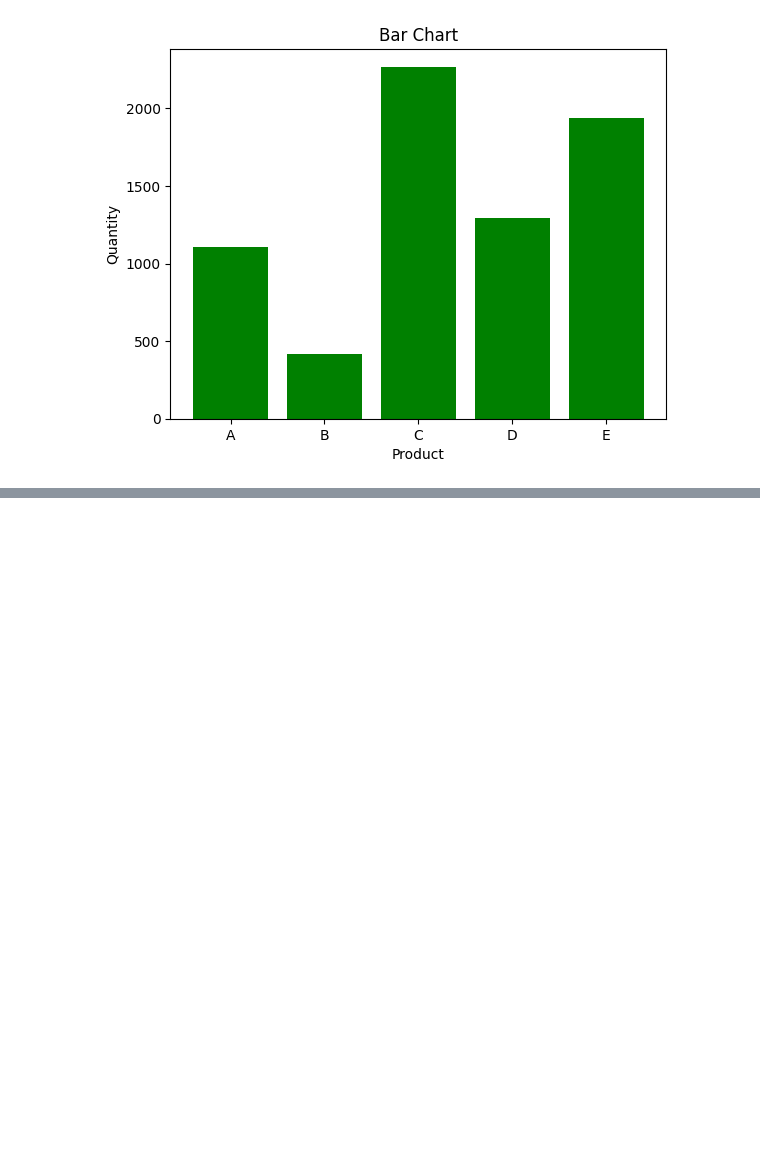
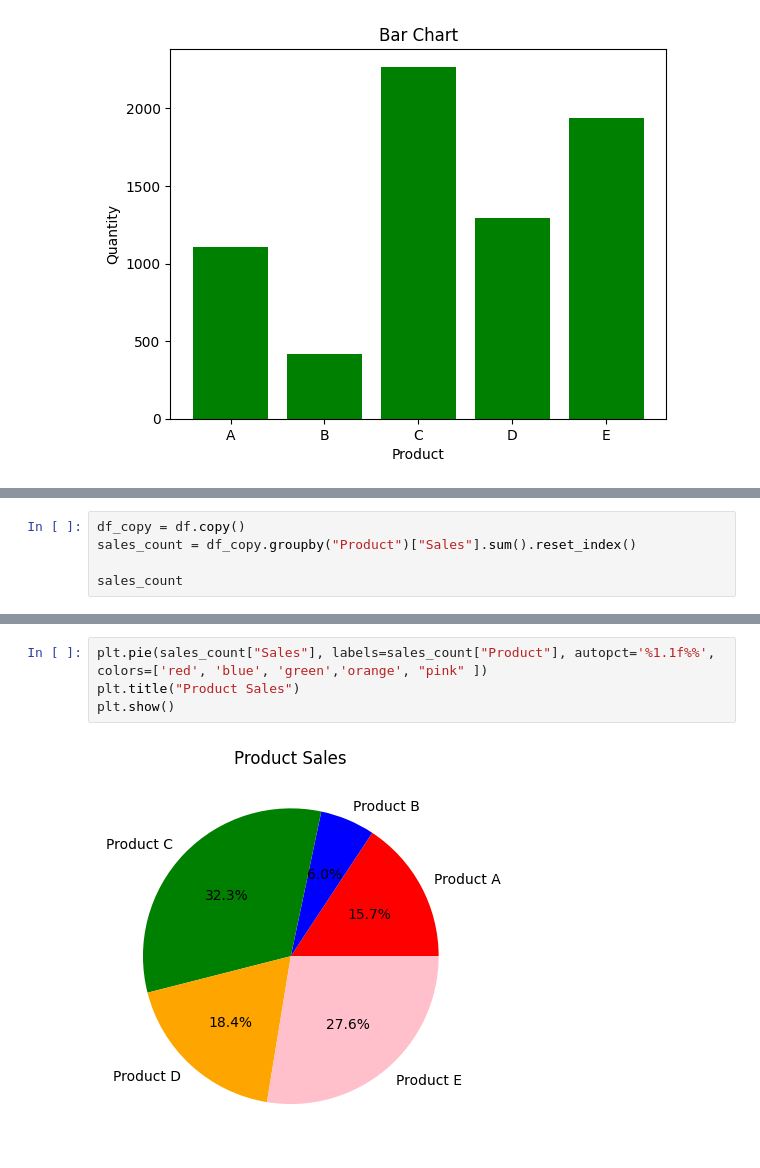
Before and after one commit to Musfique-Ahmed/Shongjog-Python-Course, a Jupyter notebook: Unit_4 Class_4/prac.ipynb, the cells around one changed output, grey strips where cells are left out. Cells and saved outputs as stored; diff of their text form; blank space fills up the shorter version.

```diff
--- a/Unit_4 Class_4/prac.ipynb
+++ b/Unit_4 Class_4/prac.ipynb
@@ -201,0 +228,5 @@ plt.show()
+# %%
+df_copy = df.copy()
+sales_count = df_copy.groupby("Product")["Sales"].sum().reset_index()
+
+sales_count
@@ -201,0 +240,6 @@ plt.show()
+# %%
+plt.pie(sales_count["Sales"], labels=sales_count["Product"], autopct='%1.1f%%', colors=['red', 'blue', 'green','orange', "pink" ])
+plt.title("Product Sales")
+plt.show()
+# %% [output]
+[figure, added]
```
Also changed, not shown: parts of 12 cells of this notebook.
